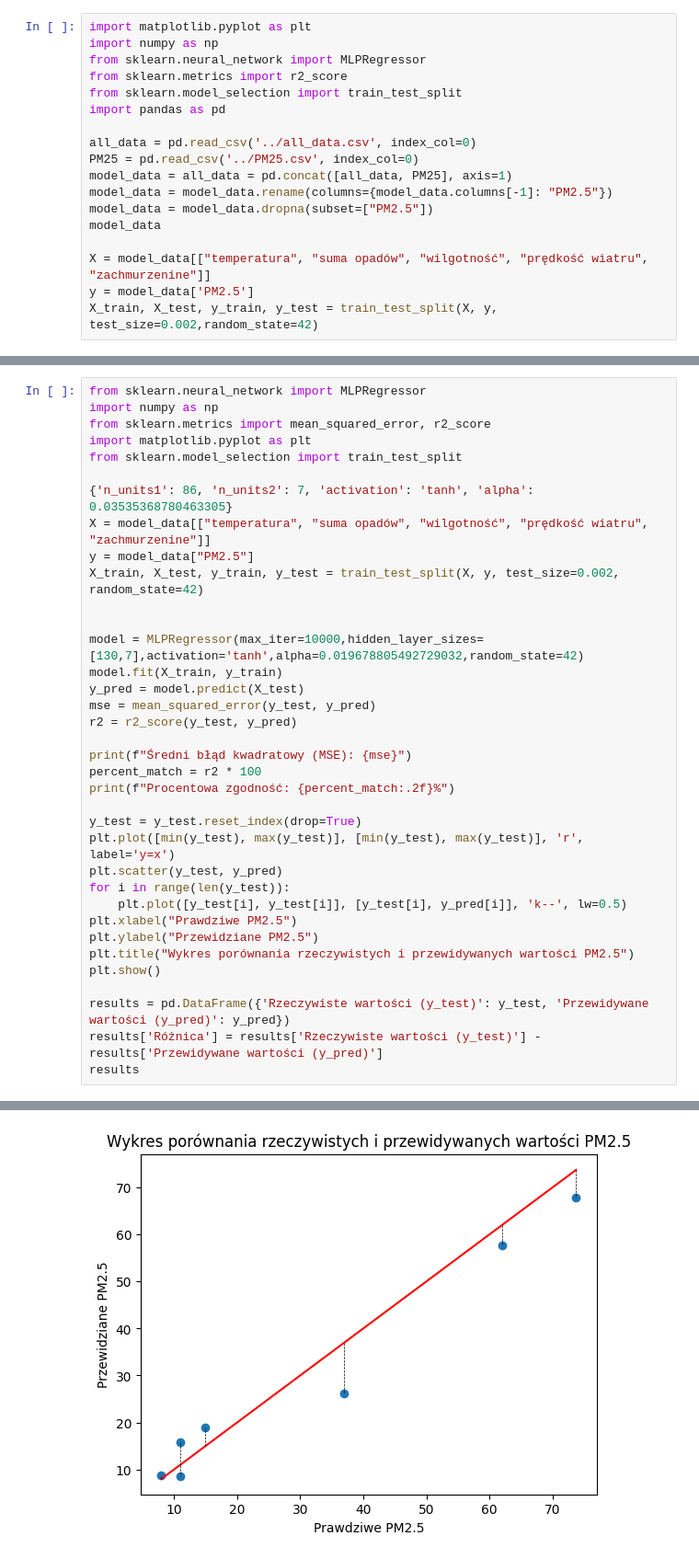
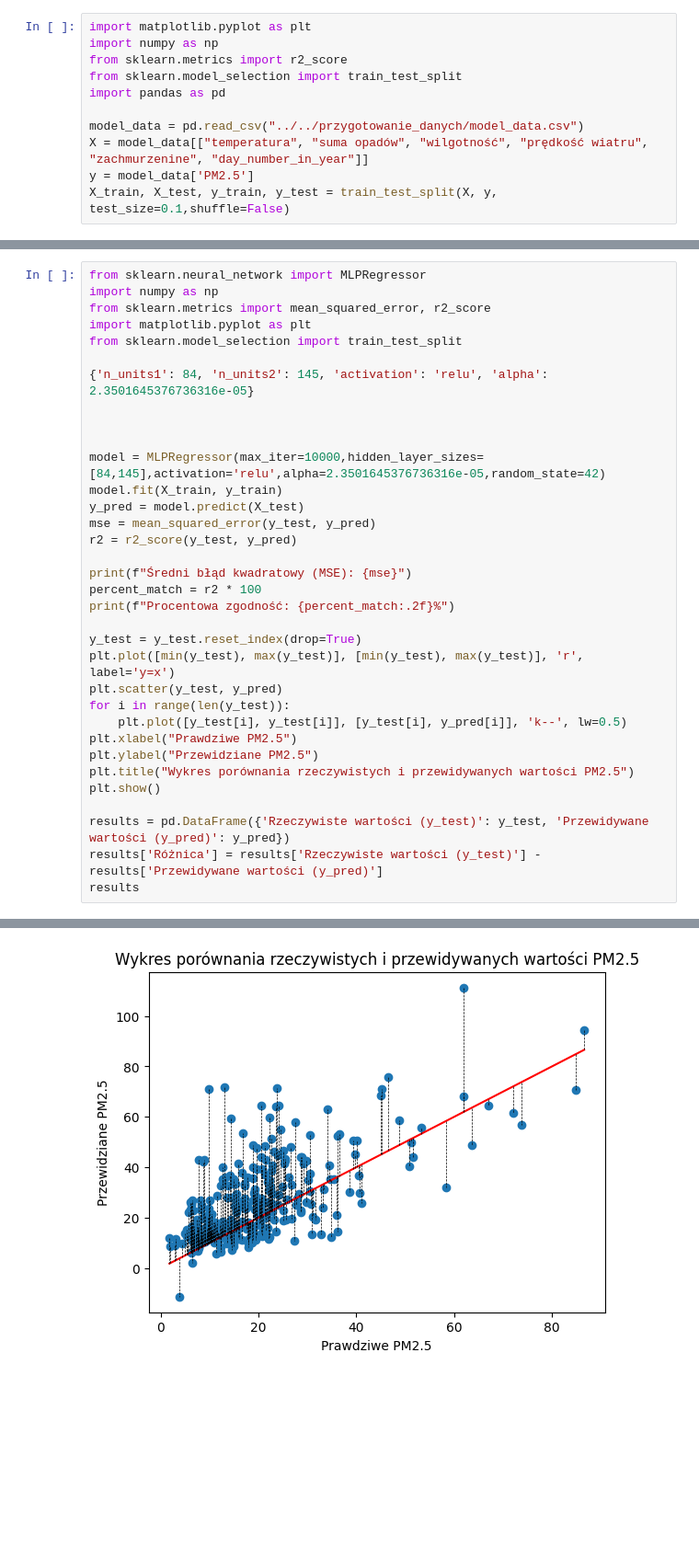
Before and after one commit to Bronek31/praca_inzynierska, a Jupyter notebook: aktualne/modele/uczenie_maszynowe/NeuralNetwork.ipynb, the cells around one changed output, grey strips where cells are left out. Shown at 92% size. Cells and saved outputs as stored; diff of their text form; blank space fills up the shorter version.

```diff
--- a/aktualne/modele/uczenie_maszynowe/NeuralNetwork.ipynb
+++ b/aktualne/modele/uczenie_maszynowe/NeuralNetwork.ipynb
@@ -1,21 +1,14 @@
 # %%
 import matplotlib.pyplot as plt
 import numpy as np
-from sklearn.neural_network import MLPRegressor
 from sklearn.metrics import r2_score
 from sklearn.model_selection import train_test_split
 import pandas as pd
 
-all_data = pd.read_csv('../all_data.csv', index_col=0)
-PM25 = pd.read_csv('../PM25.csv', index_col=0)
-model_data = all_data = pd.concat([all_data, PM25], axis=1)
-model_data = model_data.rename(columns={model_data.columns[-1]: "PM2.5"})
-model_data = model_data.dropna(subset=["PM2.5"])
-model_data
-
-X = model_data[["temperatura", "suma opadów", "wilgotność", "prędkość wiatru", "zachmurzenine"]]
+model_data = pd.read_csv("../../przygotowanie_danych/model_data.csv")
+X = model_data[["temperatura", "suma opadów", "wilgotność", "prędkość wiatru", "zachmurzenine", "day_number_in_year"]]
 y = model_data['PM2.5']
-X_train, X_test, y_train, y_test = train_test_split(X, y, test_size=0.002,random_state=42)
+X_train, X_test, y_train, y_test = train_test_split(X, y, test_size=0.1,shuffle=False)
 # %%
 import optuna
 from sklearn.neural_network import MLPRegressor
@@ -99,13 +154,11 @@ from sklearn.metrics import mean_squared_error, r2_score
 import matplotlib.pyplot as plt
 from sklearn.model_selection import train_test_split
 
-{'n_units1': 86, 'n_units2': 7, 'activation': 'tanh', 'alpha': 0.03535368780463305}
-X = model_data[["temperatura", "suma opadów", "wilgotność", "prędkość wiatru", "zachmurzenine"]]
-y = model_data["PM2.5"]
-X_train, X_test, y_train, y_test = train_test_split(X, y, test_size=0.002, random_state=42)
+{'n_units1': 84, 'n_units2': 145, 'activation': 'relu', 'alpha': 2.3501645376736316e-05}
 
 
-model = MLPRegressor(max_iter=10000,hidden_layer_sizes=[130,7],activation='tanh',alpha=0.019678805492729032,random_state=42)
+
+model = MLPRegressor(max_iter=10000,hidden_layer_sizes=[84,145],activation='relu',alpha=2.3501645376736316e-05,random_state=42)
 model.fit(X_train, y_train)
 y_pred = model.predict(X_test)
 mse = mean_squared_error(y_test, y_pred)
@@ -134,2 +187,2 @@ Procentowa zgodność: 95.19%
-[figure, old version]
+[figure, new version]
 |  | Rzeczywiste wartości (y_test) | Przewidywane wartości (y_pred) | Różnica |
```
Also changed, not shown: parts of 3 cells of this notebook, 21 other files.
